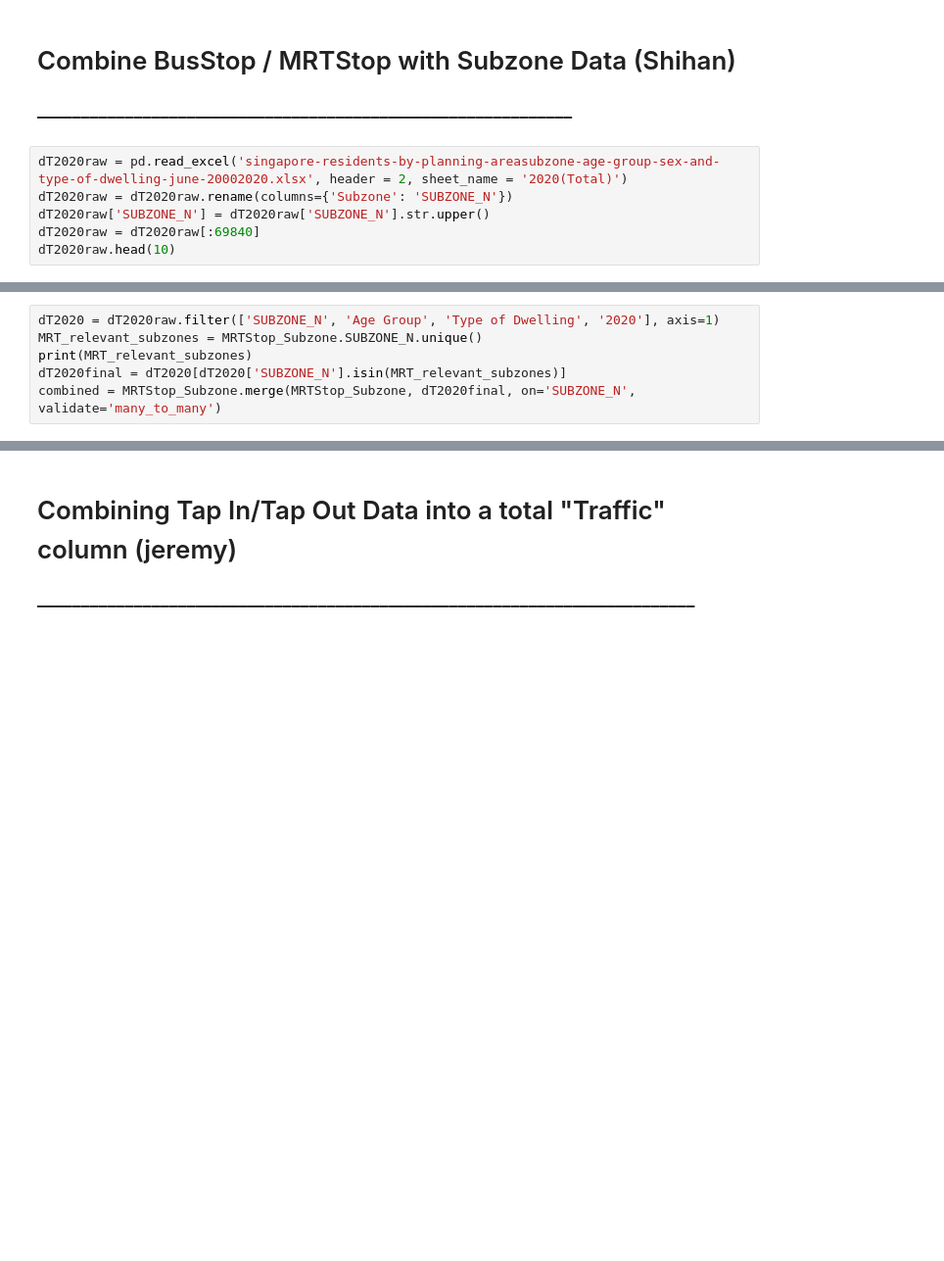
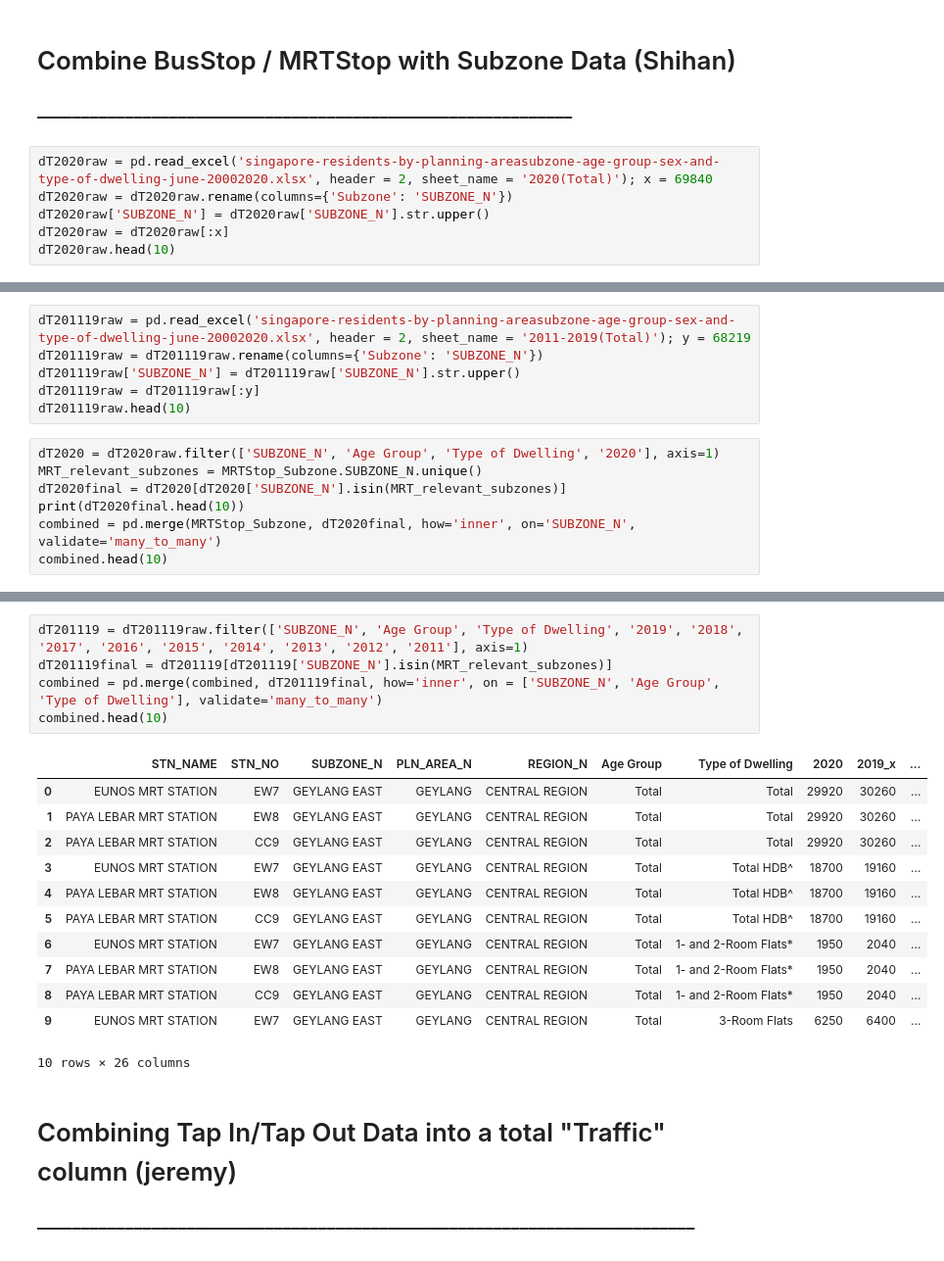
Before and after one commit to bleow/CZ1115PROJ-DataScience_Python, a Jupyter notebook: Jupyter notebook/Actual Data Extraction.ipynb, the cells around one changed output, grey strips where cells are left out. Shown at 98% size. Drawn from its saved outputs; the diff is of its cells as text; blank space fills up the shorter version.

```diff
--- a/Jupyter notebook/Actual Data Extraction.ipynb
+++ b/Jupyter notebook/Actual Data Extraction.ipynb
@@ -58,8 +181,8 @@ MRTStop_Subzone
 # Combine BusStop / MRTStop with Subzone Data (Shihan)
 ### –––––––––––––––––––––––––––––––––––––––––––––––––––––––––––––
 # %%
-dT2020raw = pd.read_excel('singapore-residents-by-planning-areasubzone-age-group-sex-and-type-of-dwelling-june-20002020.xlsx', header = 2, sheet_name = '2020(Total)')
+dT2020raw = pd.read_excel('singapore-residents-by-planning-areasubzone-age-group-sex-and-type-of-dwelling-june-20002020.xlsx', header = 2, sheet_name = '2020(Total)'); x = 69840
 dT2020raw = dT2020raw.rename(columns={'Subzone': 'SUBZONE_N'})
 dT2020raw['SUBZONE_N'] = dT2020raw['SUBZONE_N'].str.upper()
-dT2020raw = dT2020raw[:69840]
+dT2020raw = dT2020raw[:x]
 dT2020raw.head(10)
@@ -66,6 +201,13 @@ dT2020raw.head(10)
+# %%
+dT201119raw = pd.read_excel('singapore-residents-by-planning-areasubzone-age-group-sex-and-type-of-dwelling-june-20002020.xlsx', header = 2, sheet_name = '2011-2019(Total)'); y = 68219
+dT201119raw = dT201119raw.rename(columns={'Subzone': 'SUBZONE_N'})
+dT201119raw['SUBZONE_N'] = dT201119raw['SUBZONE_N'].str.upper()
+dT201119raw = dT201119raw[:y]
+dT201119raw.head(10)
 # %%
 dT2020 = dT2020raw.filter(['SUBZONE_N', 'Age Group', 'Type of Dwelling', '2020'], axis=1)
 MRT_relevant_subzones = MRTStop_Subzone.SUBZONE_N.unique()
-print(MRT_relevant_subzones)
 dT2020final = dT2020[dT2020['SUBZONE_N'].isin(MRT_relevant_subzones)]
-combined = MRTStop_Subzone.merge(MRTStop_Subzone, dT2020final, on='SUBZONE_N', validate='many_to_many')
+print(dT2020final.head(10))
+combined = pd.merge(MRTStop_Subzone, dT2020final, how='inner', on='SUBZONE_N', validate='many_to_many')
+combined.head(10)
@@ -72,3 +237,21 @@ combined = MRTStop_Subzone.merge(MRTStop_Subzone, dT2020final, on='SUBZONE_N', v
+# %%
+dT201119 = dT201119raw.filter(['SUBZONE_N', 'Age Group', 'Type of Dwelling', '2019', '2018', '2017', '2016', '2015', '2014', '2013', '2012', '2011'], axis=1)
+dT201119final = dT201119[dT201119['SUBZONE_N'].isin(MRT_relevant_subzones)]
+combined = pd.merge(combined, dT201119final, how='inner', on = ['SUBZONE_N', 'Age Group', 'Type of Dwelling'], validate='many_to_many')
+combined.head(10)
+# %% [output]
+|  | STN_NAME | STN_NO | SUBZONE_N | PLN_AREA_N | REGION_N | Age Group | Type of Dwelling | 2020 | 2019_x | ... |
+| 0 | EUNOS MRT STATION | EW7 | GEYLANG EAST | GEYLANG | CENTRAL REGION | Total | Total | 29920 | 30260 | ... |
+| 1 | PAYA LEBAR MRT STATION | EW8 | GEYLANG EAST | GEYLANG | CENTRAL REGION | Total | Total | 29920 | 30260 | ... |
+| 2 | PAYA LEBAR MRT STATION | CC9 | GEYLANG EAST | GEYLANG | CENTRAL REGION | Total | Total | 29920 | 30260 | ... |
+| 3 | EUNOS MRT STATION | EW7 | GEYLANG EAST | GEYLANG | CENTRAL REGION | Total | Total HDB^ | 18700 | 19160 | ... |
+| 4 | PAYA LEBAR MRT STATION | EW8 | GEYLANG EAST | GEYLANG | CENTRAL REGION | Total | Total HDB^ | 18700 | 19160 | ... |
+| 5 | PAYA LEBAR MRT STATION | CC9 | GEYLANG EAST | GEYLANG | CENTRAL REGION | Total | Total HDB^ | 18700 | 19160 | ... |
+| 6 | EUNOS MRT STATION | EW7 | GEYLANG EAST | GEYLANG | CENTRAL REGION | Total | 1- and 2-Room Flats* | 1950 | 2040 | ... |
+| 7 | PAYA LEBAR MRT STATION | EW8 | GEYLANG EAST | GEYLANG | CENTRAL REGION | Total | 1- and 2-Room Flats* | 1950 | 2040 | ... |
+| 8 | PAYA LEBAR MRT STATION | CC9 | GEYLANG EAST | GEYLANG | CENTRAL REGION | Total | 1- and 2-Room Flats* | 1950 | 2040 | ... |
+| 9 | EUNOS MRT STATION | EW7 | GEYLANG EAST | GEYLANG | CENTRAL REGION | Total | 3-Room Flats | 6250 | 6400 | ... |
+10 rows × 26 columns
 # %% [markdown]
 # Combining Tap In/Tap Out Data into a total "Traffic" column (jeremy)
 ### –––––––––––––––––––––––––––––––––––––––––––––––––––––––––––––––––––––––––––
```
Also changed, not shown: parts of 17 cells of this notebook.
